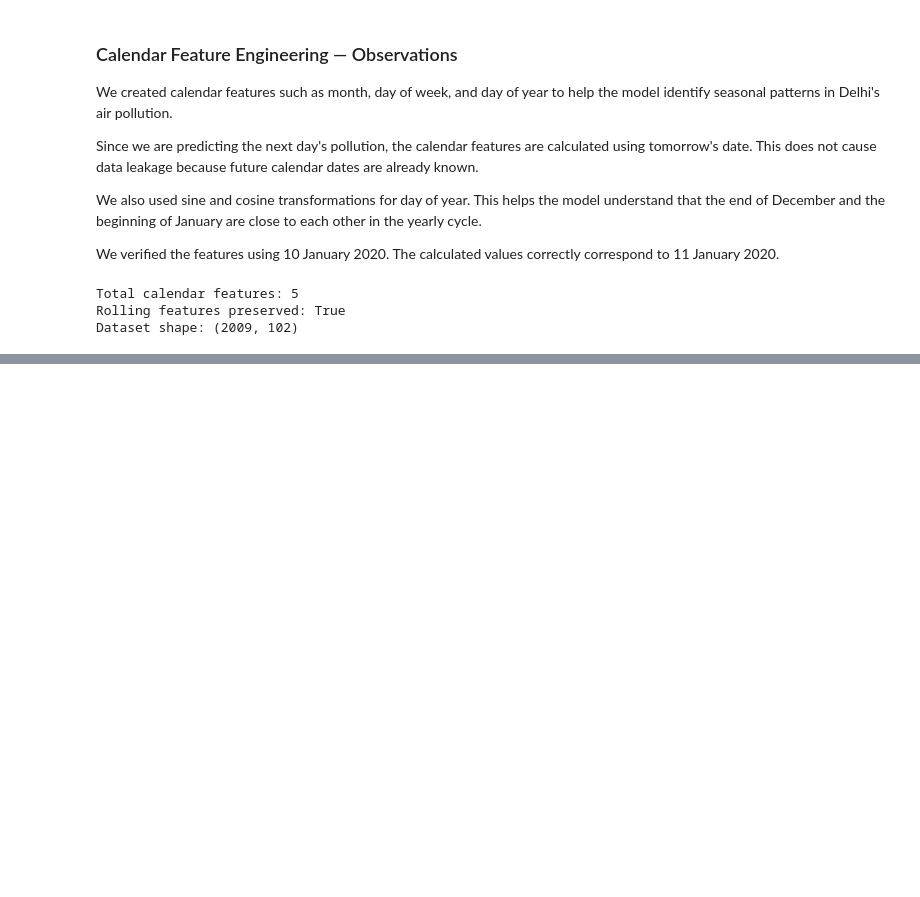
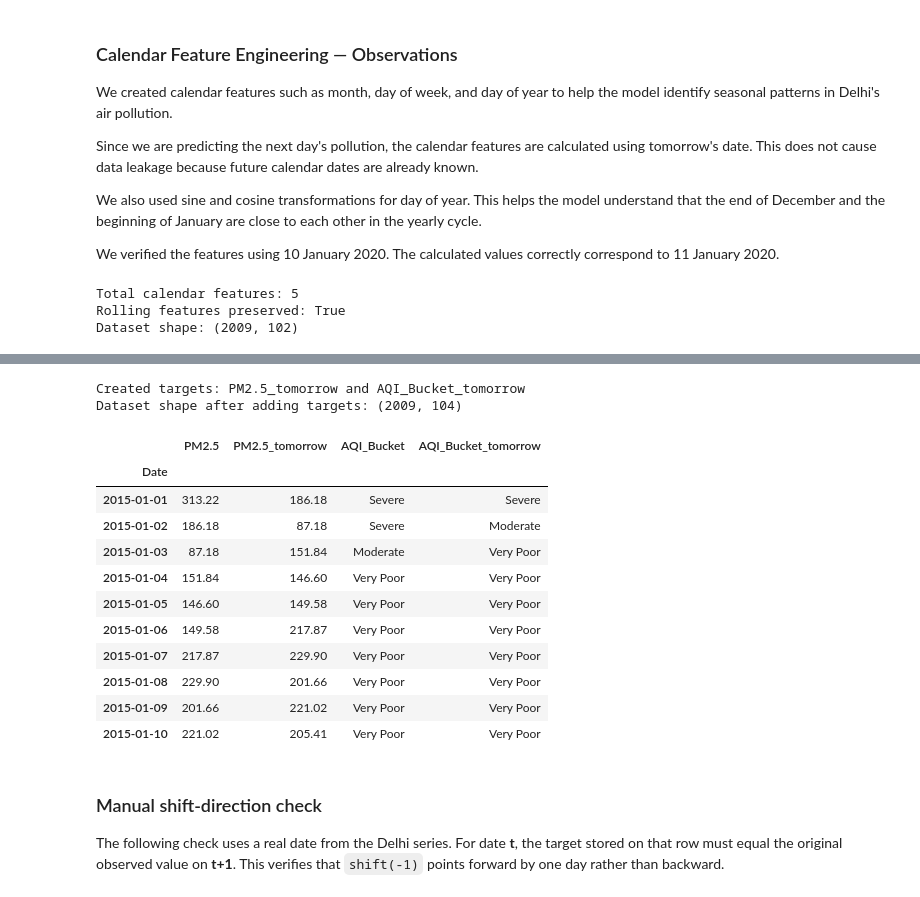
Before and after one commit to ajain347/NextDay-Air-quality-index_predictor, a Jupyter notebook: notebooks/02-preprocessing.ipynb, the cells around one changed output, grey strips where cells are left out. Drawn from its saved outputs; the diff is of its cells as text; code cells hidden in the pictures; blank space fills up the shorter version.

Commit message:
Add next-day targets and leakage validation

```diff
--- a/notebooks/02-preprocessing.ipynb
+++ b/notebooks/02-preprocessing.ipynb
@@ -527,0 +538,29 @@ Dataset shape: (2009, 102)
+# %%
+# Sahil: create next-day targets
+processed_df = processed_df.sort_index().copy()
+
+processed_df["PM2.5_tomorrow"] = processed_df["PM2.5"].shift(-1)
+processed_df["AQI_Bucket_tomorrow"] = processed_df["AQI_Bucket"].shift(-1)
+
+print("Created targets: PM2.5_tomorrow and AQI_Bucket_tomorrow")
+print("Dataset shape after adding targets:", processed_df.shape)
+processed_df[["PM2.5", "PM2.5_tomorrow", "AQI_Bucket", "AQI_Bucket_tomorrow"]].head(10)
+# %% [output]
+Created targets: PM2.5_tomorrow and AQI_Bucket_tomorrow
+Dataset shape after adding targets: (2009, 104)
+|  | PM2.5 | PM2.5_tomorrow | AQI_Bucket | AQI_Bucket_tomorrow |
+| Date |  |  |  |  |
+| 2015-01-01 | 313.22 | 186.18 | Severe | Severe |
+| 2015-01-02 | 186.18 | 87.18 | Severe | Moderate |
+| 2015-01-03 | 87.18 | 151.84 | Moderate | Very Poor |
+| 2015-01-04 | 151.84 | 146.60 | Very Poor | Very Poor |
+| 2015-01-05 | 146.60 | 149.58 | Very Poor | Very Poor |
+| 2015-01-06 | 149.58 | 217.87 | Very Poor | Very Poor |
+| 2015-01-07 | 217.87 | 229.90 | Very Poor | Very Poor |
+| 2015-01-08 | 229.90 | 201.66 | Very Poor | Very Poor |
+| 2015-01-09 | 201.66 | 221.02 | Very Poor | Very Poor |
+| 2015-01-10 | 221.02 | 205.41 | Very Poor | Very Poor |
+# %% [markdown]
+### Manual shift-direction check
+
+The following check uses a real date from the Delhi series. For date **t**, the target stored on that row must equal the original observed value on **t+1**. This verifies that `shift(-1)` points forward by one day rather than backward.
```
Also changed, not shown: parts of 11 cells of this notebook.
